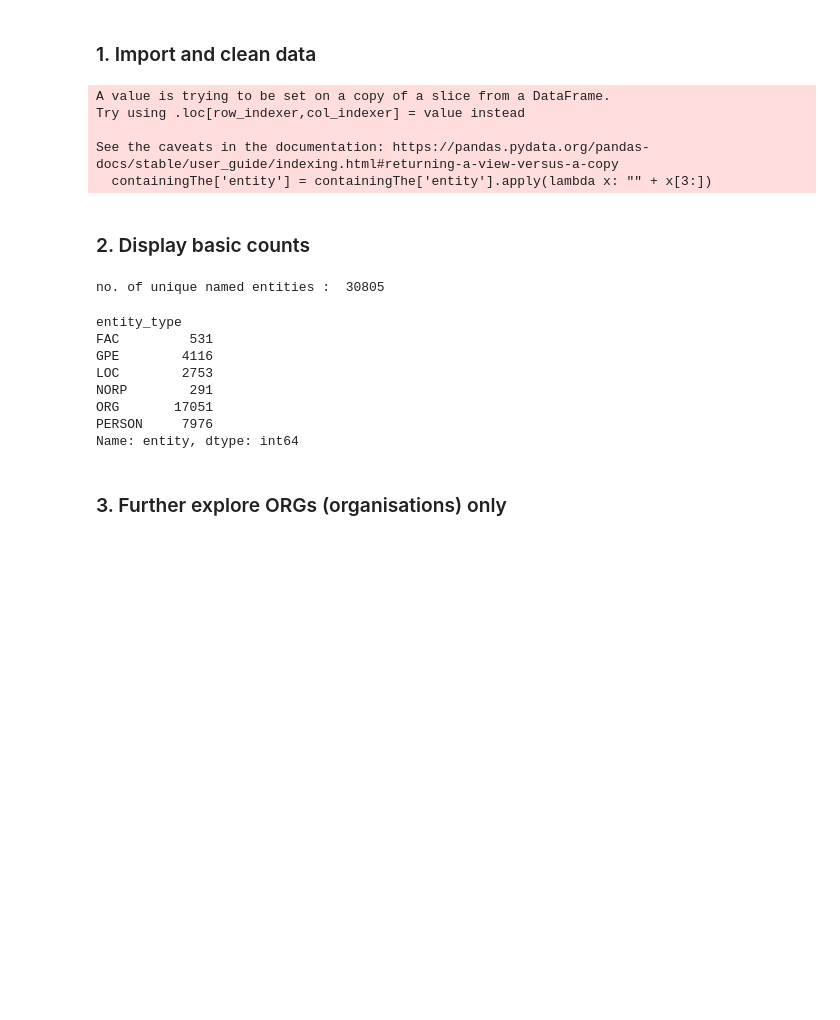
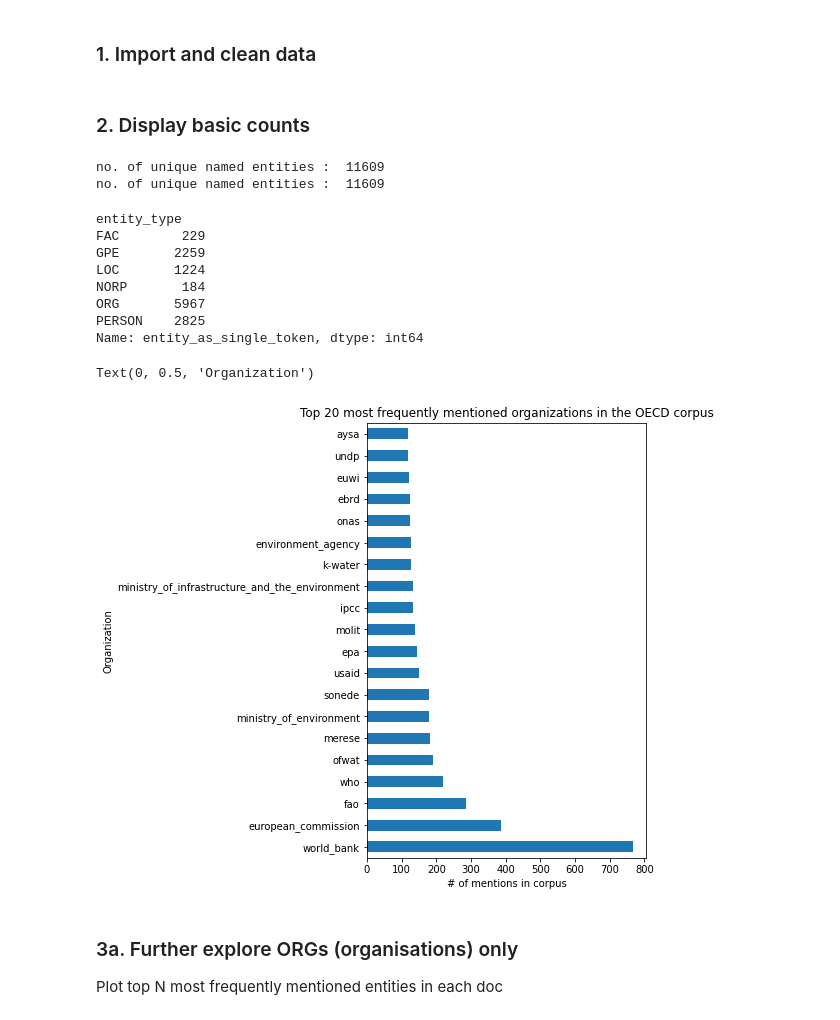
Before and after one commit to disaster-capitalism/named-entities, a Jupyter notebook: 1 - identify organisations in the corpus/explore_ner_results.ipynb, the cells around one changed output. Saved outputs shown, nothing was run; the diff lists cells and outputs as text; code cells hidden in the pictures; blank space fills up the shorter version.

Commit message:
cleans repo and code. updates repo to include html export of gephi network.

```diff
--- a/1 - identify organisations in the corpus/explore_ner_results.ipynb
+++ b/1 - identify organisations in the corpus/explore_ner_results.ipynb
@@ -26,29 +34,19 @@ pd.set_option('display.max_rows', 600)
-# %%
-# remove redundant 'the' at the start of named entities
-containingThe = df.loc[df['entity'].str.startswith('the', na=False)] # entities starting with 'the'
-notContainingThe = df.loc[~df['entity'].str.startswith('the', na=False)] # not starting with 'the'
-# remove the 'the' in the named entity
-containingThe['entity'] = containingThe['entity'].apply(lambda x: "" + x[3:])
-# concatenate the cleaned dataframe (without the 'the' word) with the one not containing 'the'
-df = pd.concat([containingThe, notContainingThe], axis=0)
-# %% [output]
-A value is trying to be set on a copy of a slice from a DataFrame.
-Try using .loc[row_indexer,col_indexer] = value instead
-
-See the caveats in the documentation: https://pandas.pydata.org/pandas-docs/stable/user_guide/indexing.html#returning-a-view-versus-a-copy
-  containingThe['entity'] = containingThe['entity'].apply(lambda x: "" + x[3:])
 # %% [markdown]
 ### 2. Display basic counts
 # %%
 # calculate the total no. of unique named entities
-df['entity'] = df['entity'].str.lower() # lowercase entities to reduce duplicates according to case
-n = len(pd.unique(df['entity']))
+n = len(pd.unique(df['entity_as_single_token']))
 print("no. of unique named entities : ", n)
+# total unique named entities by entity type
+df['entity_as_single_token'] = df['entity_as_single_token'].str.strip()
+# after stripping does the count change?
+n2 = len(pd.unique(df['entity_as_single_token']))
+print("no. of unique named entities : ", n2)
 # %% [output]
-no. of unique named entities :  30805
+no. of unique named entities :  11609
+no. of unique named entities :  11609
 # %%
-# total unique named entities by entity type
-entity_counts_by_type_df = df.groupby(['entity_type'])['entity'].nunique()
+entity_counts_by_type_df = df.groupby(['entity_type'])['entity_as_single_token'].nunique()
 entity_counts_by_type_df
 
 # relevant entity types:
@@ -61,13 +59,13 @@ entity_counts_by_type_df
 # PERSON	person name
 # %% [output]
 entity_type
-FAC         531
-GPE        4116
-LOC        2753
-NORP        291
-ORG       17051
-PERSON     7976
-Name: entity, dtype: int64
+FAC        229
+GPE       2259
+LOC       1224
+NORP       184
+ORG       5967
+PERSON    2825
+Name: entity_as_single_token, dtype: int64
 # %%
 # dataframes for each entity type
 fac_df = df[df['entity_type'] == 'FAC']
@@ -79,2 +78,14 @@ per_df = df[df['entity_type'] == 'PERSON']
+# %%
+# temporarily remove some frequently occuring entities from the analysis
+org_df = org_df[~org_df['entity_as_single_token'].isin(['oecd', 'ec', 'pmu', 'ministry_of_finance'])]
+# plot entity frequencies
+pl = org_df['entity_as_single_token'].value_counts()[:20].plot(kind='barh', title='Top 20 most frequently mentioned organizations in the OECD corpus', figsize=(5,8))
+pl.set_xlabel("# of mentions in corpus")
+pl.set_ylabel("Organization")
+# %% [output]
+Text(0, 0.5, 'Organization')
+[figure, added]
 # %% [markdown]
-### 3. Further explore ORGs (organisations) only
+### 3a. Further explore ORGs (organisations) only
+
+Plot top N most frequently mentioned entities in each doc
```
Also changed, not shown: parts of 18 cells of this notebook, 58 other files.
